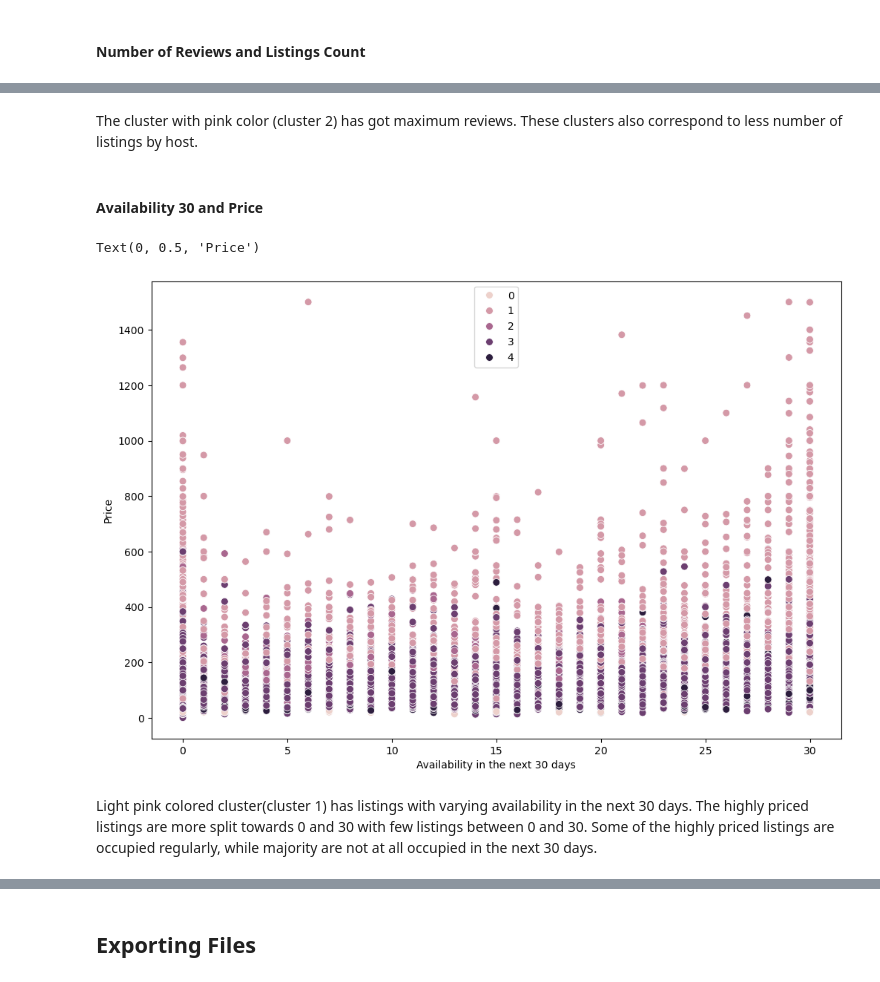
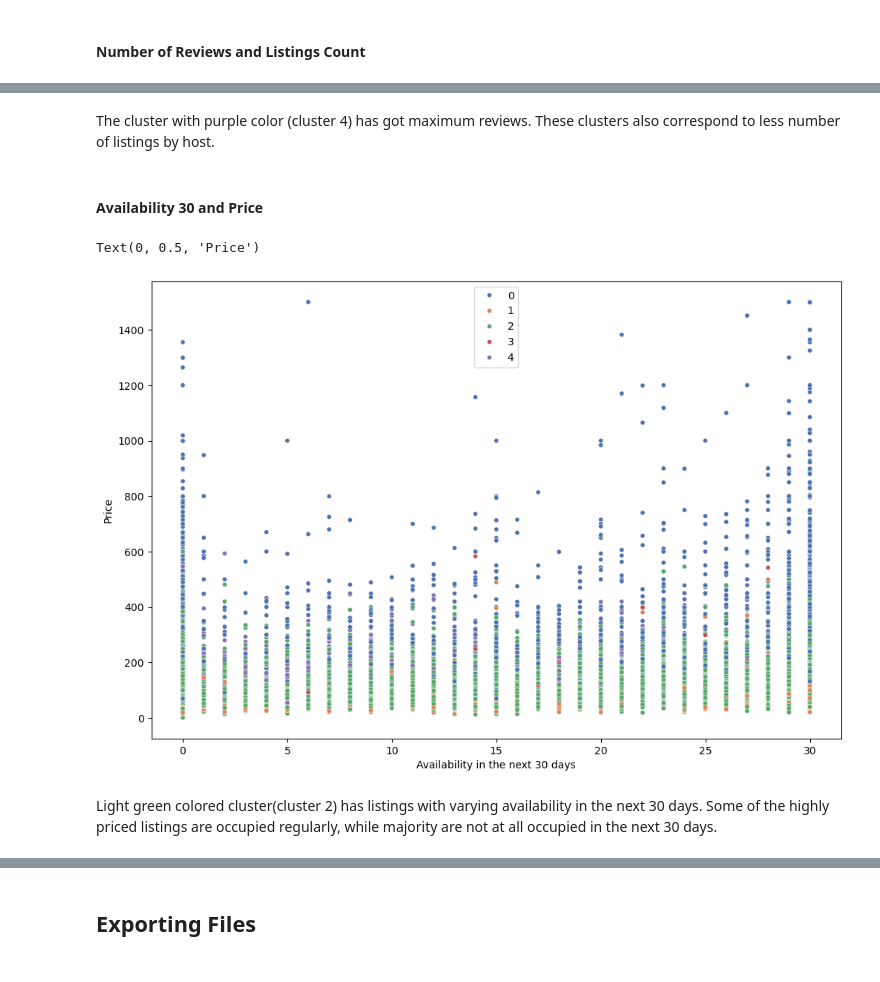
Before and after one commit to b-N-I-R-A-V/Airbnb_Toronto_Analysis, a Jupyter notebook: 03 Scripts/6.5 Machine Learning Clustering.ipynb, the cells around one changed output, grey strips where cells are left out. Saved outputs shown, nothing was run; the diff lists cells and outputs as text; code cells hidden in the pictures.

```diff
--- a/03 Scripts/6.5 Machine Learning Clustering.ipynb
+++ b/03 Scripts/6.5 Machine Learning Clustering.ipynb
@@ -301,16 +301,16 @@ Text(0, 0.5, 'Listings Count')
 # %% [markdown]
-The cluster with pink color (cluster 2) has got maximum reviews. These clusters also correspond to less number of listings by host.
+The cluster with purple color (cluster 4) has got maximum reviews. These clusters also correspond to less number of listings by host.
 # %% [markdown]
 #### Availability 30 and Price
 # %%
 plt.figure(figsize= (12,8))
-ax = sns.scatterplot(data = df, x = 'availability_30', y = 'price', hue=kmeans.labels_,s=50)
+ax = sns.scatterplot(data = df, x = 'availability_30', y = 'price', hue=kmeans.labels_,s=20,palette=sns.color_palette('deep'))
 plt.xlabel('Availability in the next 30 days')
 plt.ylabel('Price')
 # %% [output]
 Text(0, 0.5, 'Price')
-[figure, old version]
+[figure, new version]
 # %% [markdown]
-Light pink colored cluster(cluster 1) has listings with varying availability in the next 30 days. The highly priced listings are more split towards 0 and 30 with few listings between 0 and 30. Some of the highly priced listings are occupied regularly, while majority are not at all occupied in the next 30 days.
+Light green colored cluster(cluster 2) has listings with varying availability in the next 30 days. Some of the highly priced listings are occupied regularly, while majority are not at all occupied in the next 30 days.
 # %%
 plt.figure(figsize= (12,8))
```
Also changed, not shown: parts of 15 cells of this notebook, 5 other files.
